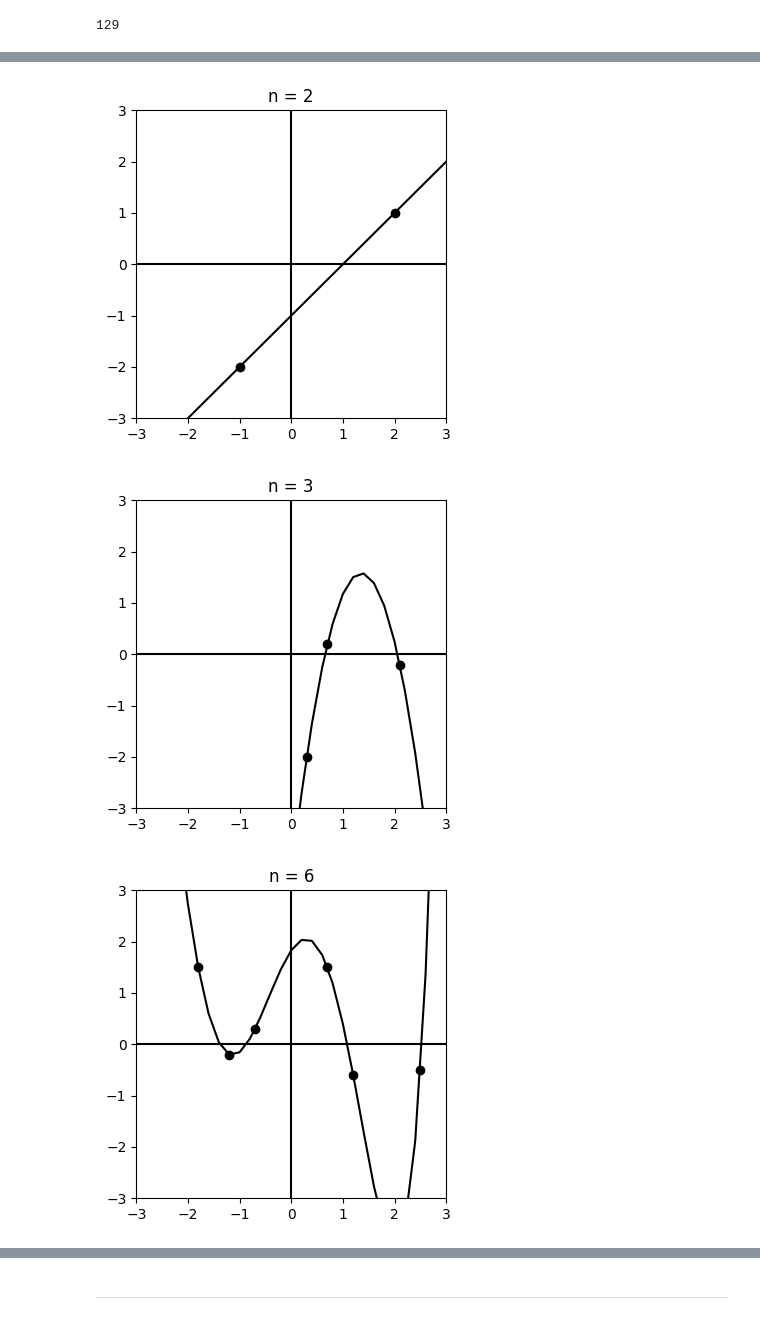
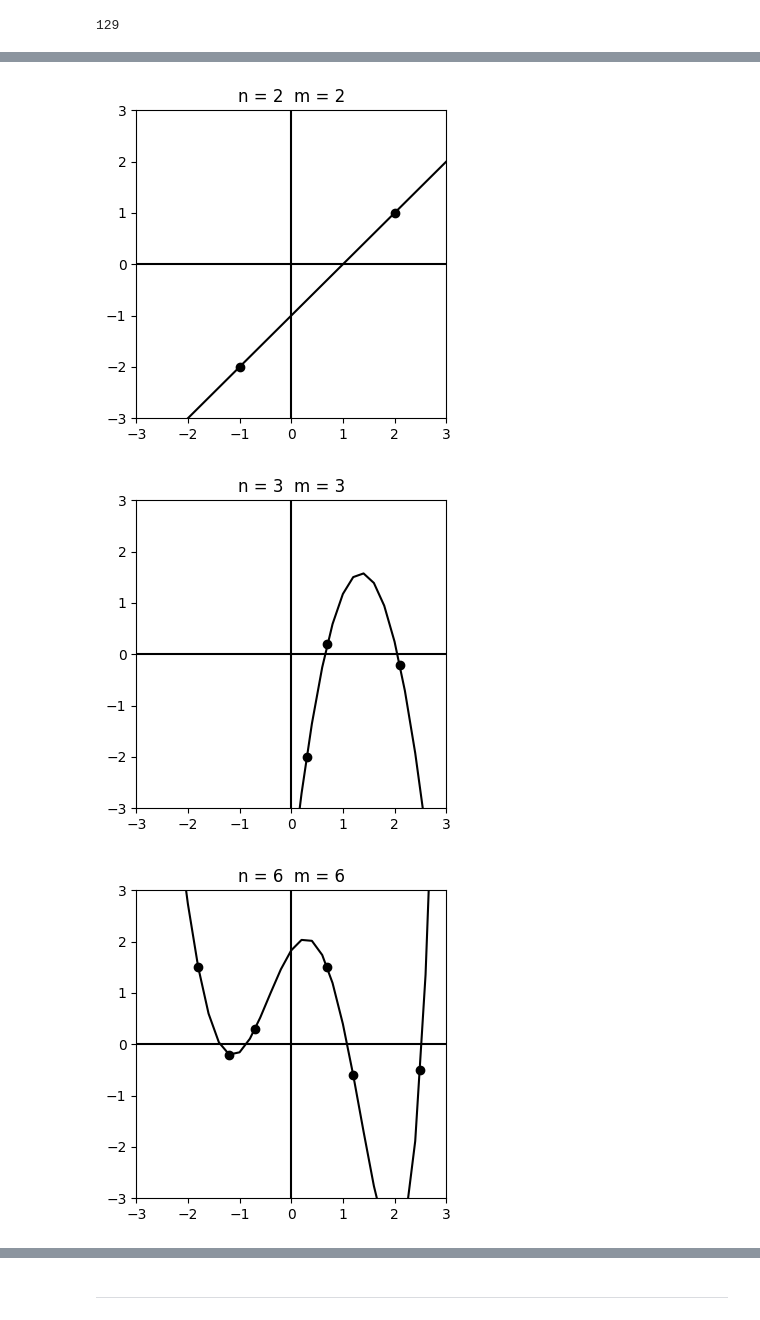
Before and after one commit to baconarray/DS5020_HW6, a Jupyter notebook: beaulieu_hw6.ipynb, the cells around one changed output, grey strips where cells are left out. Drawn from its saved outputs; the diff is of its cells as text; code cells hidden in the pictures.

```diff
--- a/beaulieu_hw6.ipynb
+++ b/beaulieu_hw6.ipynb
@@ -109,31 +109,31 @@ I encourage you to consider a wide range of n-values in order to see how the con
 # %%
 #Function that plots points and polynomials generated earlier.
 def prob1_4(x,y,b_hat):
 
     #Get polynomial function points
     fx = np.linspace(-3,3,31)
     fy = np.zeros(31)
     for index in range(31):
         fy[index] = prob1_3(fx[index],b_hat)
 
     #Generate the Plot
     plt.figure(figsize=(4,4))
     plt.plot(x,y,'ro',c='black')
     plt.plot(fx,fy,'-r',c='black')
-    plt.title("n = "+str(len(x)))
+    plt.title("n = "+str(len(x))+"  m = "+str(len(b_hat)))
     plt.xlim([-3,3])
     plt.ylim([-3,3])
     plt.axvline(x=0, c='black')
     plt.axhline(y=0, c='black')
 
 
 #Plot 1
 x=np.array([-1,2])
 y=np.array([-2,1])
 b_hat = prob1_2(x,y)
 prob1_4(x,y,b_hat)
 # %% [output]
-[figure, old version]
+[figure, new version]
 # %%
 #Plot 2
 x=np.array([.3,.7,2.1])
@@ -141,7 +141,7 @@ y=np.array([-2,.2,-.2])
 b_hat = prob1_2(x,y)
 prob1_4(x,y,b_hat)
 # %% [output]
-[figure, old version]
+[figure, new version]
 # %%
 #Plot 3
 x=np.array([-1.8,-1.2,-0.7,0.7,1.2,2.5])
@@ -149,7 +149,7 @@ y=np.array([1.5,-0.2,0.3,1.5,-0.6,-0.5])
 b_hat = prob1_2(x,y)
 prob1_4(x,y,b_hat)
 # %% [output]
-[figure, old version]
+[figure, new version]
 # %%
 #Plot with 7 points
 x,y=prob1_1(5)
```
Also changed, not shown: parts of 13 cells of this notebook.
